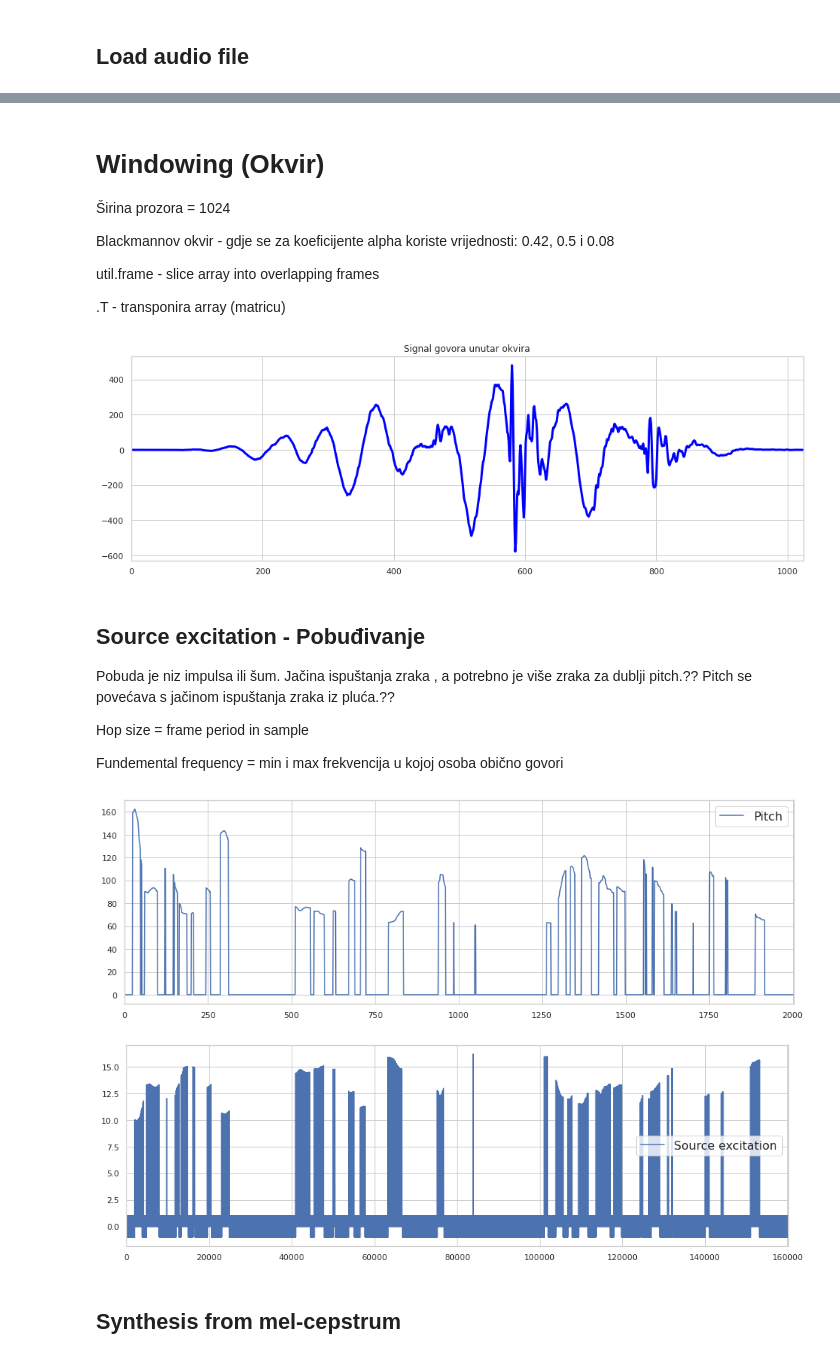
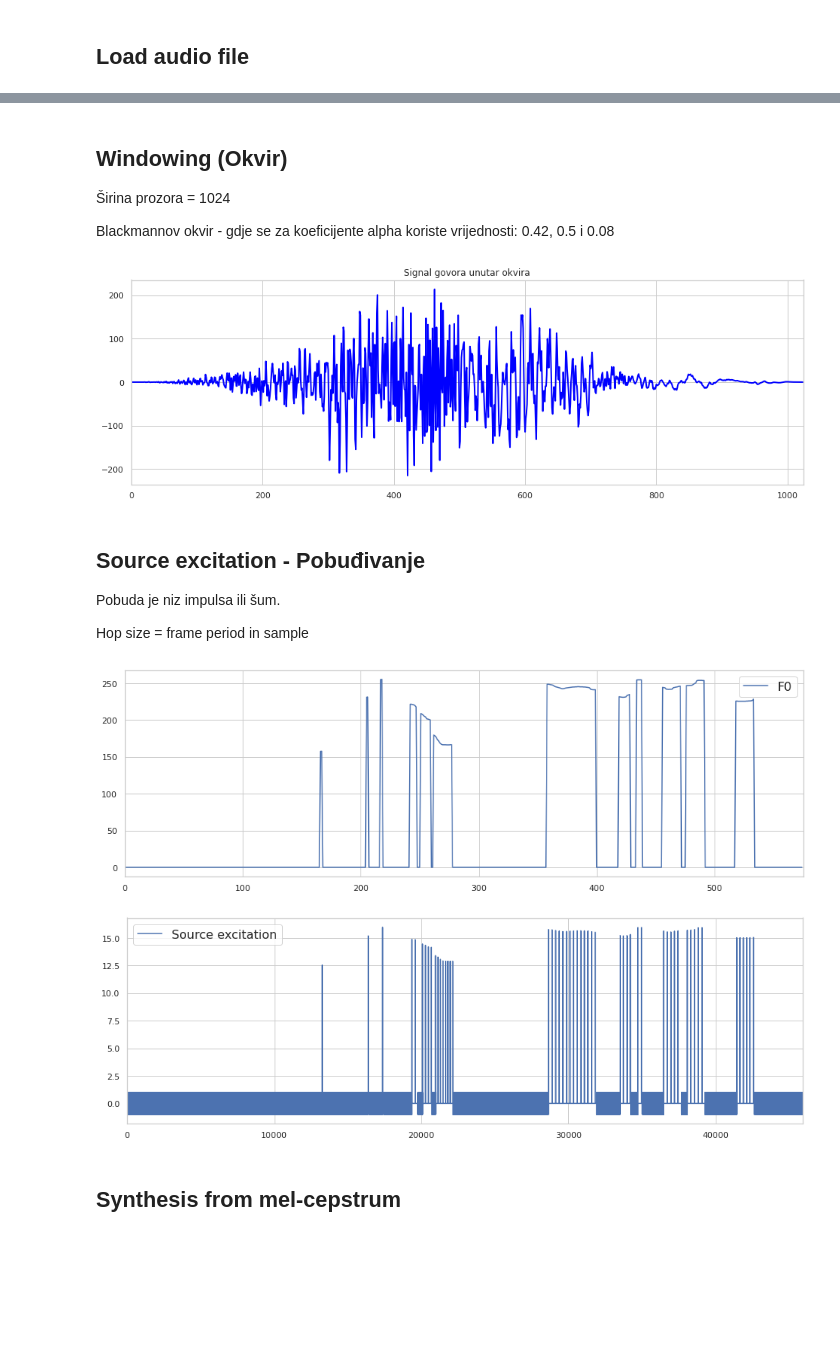
Before and after one commit to lenanovak/rogj-mlsa, a Jupyter notebook: rogj-mlsa.ipynb, the cells around one changed output, grey strips where cells are left out. Cells and saved outputs as stored; diff of their text form; code cells hidden in the pictures; blank space fills up the shorter version.

```diff
--- a/rogj-mlsa.ipynb
+++ b/rogj-mlsa.ipynb
@@ -9,7 +9,7 @@ import librosa
 import librosa.display
 import seaborn
 
-WAV = "sm04010103201"
+WAV = "sm04010105105"
 # %%
 seaborn.set(style="whitegrid")
 plt.rcParams['figure.figsize'] = (16,5)
@@ -58,84 +50,55 @@ plt.savefig("./images/"+WAV+"/"+WAV+"_signalGovora.png")
 # %% [markdown]
-# Windowing (Okvir)
+## Windowing (Okvir)
 
 Širina prozora = 1024
 
 Blackmannov okvir - gdje se za koeficijente alpha koriste vrijednosti: 0.42, 0.5 i 0.08
-
-util.frame - slice array into overlapping frames
-
-.T - transponira array (matricu)
 # %%
-# short sagment - pick a short sagment
-# segment zvučnog glasa izdvojen vremenskim otvorom (amplituda, vrijeme)
+pos = 40000
+frame_length = 1024 # dužina frame-a, u broju uzorka
+hop_length = 80 # 5 ms for 16kHz data - number of steps to advance between frames
 
-pos = 40000 # negdje gdje nije na početku, a ni na kraju
-frame_length = 1024 # dužina frame-a, u broju uzorka. ako bi željeli dobiti broj za neku dužinu u vremenu, moramo pomnožiti sampling rate tog zvuka s vremenom u sekundama
-hop_length = 80 # 5 ms for 16kHz data - number of steps to advance between frames. vrijede ista pravila kao i za frame_length
-
-#PRIMJER1 pysptk gitlab (xw)
-xw = x[pos:pos+frame_length] * pysptk.blackman(frame_length) # blackman smanjuje amplitudu slijeva i sdesna
-# https://www.dsprelated.com/freebooks/mdft/Use_Blackman_Window.html
-
-#PRIMJER2 librosa gitlab (frames)
 frames = librosa.util.frame(x, frame_length=frame_length, hop_length=hop_length).astype(np.float64).T
 frames *= pysptk.blackman(frame_length)
 
 assert frames.shape[1] == frame_length
 
-plt.plot(xw, linewidth= 3.0, color='blue')
-#plt.plot(frames[int(pos/hop_length)], linewidth = 2.0, color='red') # zašto baš 500? 40 000 (pos) / 80 (hop_length) = 500
-
+plt.plot(frames[int(pos/hop_length)], linewidth = 2.0, color='blue')
 plt.xlim(0, frame_length)
 plt.title("Signal govora unutar okvira")
 
 plt.savefig("./images/"+WAV+"/"+WAV+"_signalGovoraOkvir.png")
 # %% [output]
-[figure, old version]
+[figure, new version]
 # %% [markdown]
 ## Source excitation - Pobuđivanje
 
 Pobuda je niz impulsa ili šum.
-Jačina ispuštanja zraka , a potrebno je više zraka za dublji pitch.??
-Pitch se povećava s jačinom ispuštanja zraka iz pluća.??
 
 Hop size = frame period in sample
-
-Fundemental frequency = min i max frekvencija u kojoj osoba obično govori
 # %%
 pitch = pysptk.swipe(x, fs=fs, hopsize=hop_length, min=60, max=250, otype="pitch")
 # swipe - a saw-tooth waveform inspired pitch estimation
-# params - a whole audio signal, sampling frequency, hop size, min i max fundamental frequency, output format = pitch
 
-# source excitation je
 source_excitation = pysptk.excite(pitch, hop_length)
-# excite - excitation generation
-# params - pitch sequence, hop size ... returns excitation signal
 
-# pojasniti ovaj grafički prikaz
+f0 = pysptk.swipe(x, fs=fs, hopsize=hop_length, min=60, max=900, otype="f0") # f0 da dobijemo frekvenciju
 
-pitch = pysptk.swipe(x, fs=fs, hopsize=hop_length, min=60, max=900, otype="f0") # f0 da dobijemo frekvenciju
-# pitch se povećava s jačinom ispuštanja zraka iz pluća
 plt.figure()
-plt.plot(pitch, label="Pitch")
+plt.plot(pitch, label="F0")
 plt.xlim(0, len(pitch))
-#plt.xlabel("vrijeme (s)") #podijeliti s 10 000
-#plt.ylabel("frekvencija? (kHz)") #provjeriti mjernu jedinicu
 plt.legend(prop={'size': 16});
 plt.savefig("./images/"+WAV+"/"+WAV+"_pitch.png")
 
-# source excitation je jačina ispuštanja zraka, a potrebno je više zraka za dublji pitch
 plt.figure()
 plt.plot(source_excitation, label="Source excitation")
 plt.xlim(0, len(source_excitation))
-#plt.ylim(-5, 16)
-#plt.xlabel("vrijeme (s)") #podijeliti s 10 000
-#plt.ylabel("jačina") #provjeriti mjernu jedinicu
+
 plt.legend(prop={'size': 16});
 plt.savefig("./images/"+WAV+"/"+WAV+"_sourceExcitation.png")
 # %% [output]
-[figure, old version]
+[figure, new version]
-[figure, old version]
+[figure, new version]
 # %% [markdown]
 ## Synthesis from mel-cepstrum
 # %%
```
Also changed, not shown: parts of 9 cells of this notebook, 57 other files.
